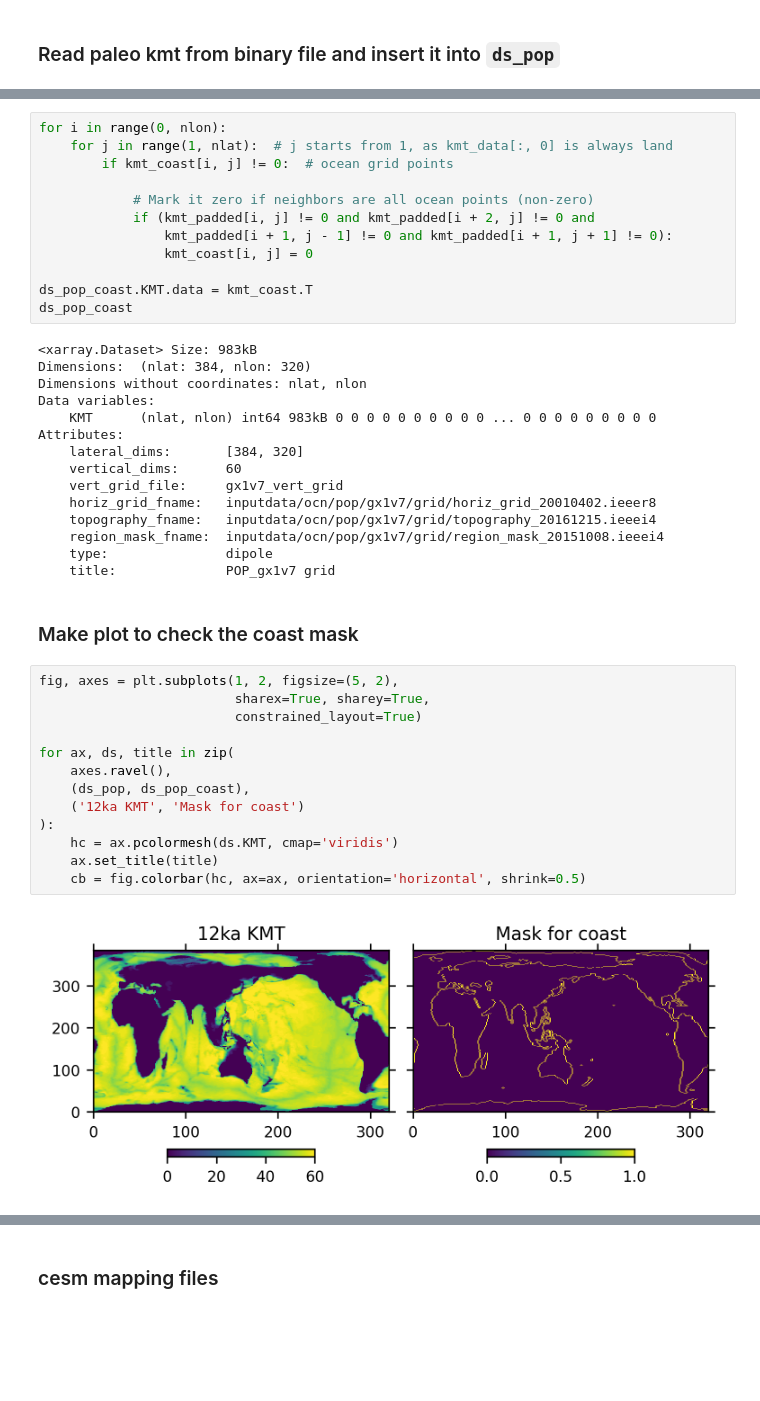
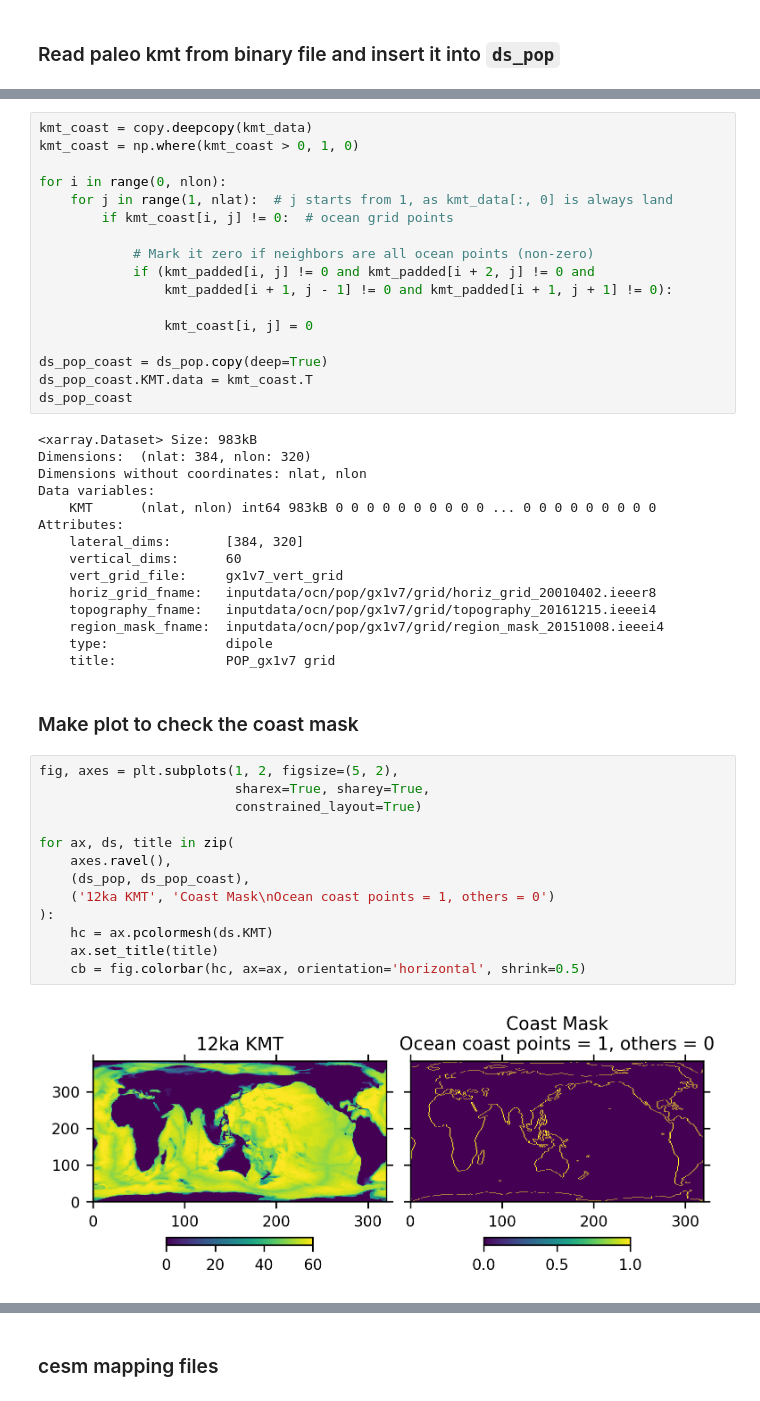
Before and after one commit to jiang-zhu/paleowg-recipes, a Jupyter notebook: cesm2_12ka/create_mapping_cesm2.ipynb, the cells around one changed output, grey strips where cells are left out. Saved outputs shown, nothing was run; the diff lists cells and outputs as text; blank space fills up the shorter version.

```diff
--- a/cesm2_12ka/create_mapping_cesm2.ipynb
+++ b/cesm2_12ka/create_mapping_cesm2.ipynb
@@ -108,5 +107,8 @@ Original ocean array: (320, 384)
 Padded ocean array: (322, 384)
 # %%
+kmt_coast = copy.deepcopy(kmt_data)
+kmt_coast = np.where(kmt_coast > 0, 1, 0)
+
 for i in range(0, nlon):
     for j in range(1, nlat):  # j starts from 1, as kmt_data[:, 0] is always land
         if kmt_coast[i, j] != 0:  # ocean grid points
@@ -114,8 +116,10 @@ for i in range(0, nlon):
             # Mark it zero if neighbors are all ocean points (non-zero)
             if (kmt_padded[i, j] != 0 and kmt_padded[i + 2, j] != 0 and
                 kmt_padded[i + 1, j - 1] != 0 and kmt_padded[i + 1, j + 1] != 0):
+
                 kmt_coast[i, j] = 0
 
+ds_pop_coast = ds_pop.copy(deep=True)
 ds_pop_coast.KMT.data = kmt_coast.T
 ds_pop_coast
 # %% [output]
@@ -138,16 +142,16 @@ Attributes:
 # %%
 fig, axes = plt.subplots(1, 2, figsize=(5, 2),
                          sharex=True, sharey=True,
                          constrained_layout=True)
 
 for ax, ds, title in zip(
     axes.ravel(),
     (ds_pop, ds_pop_coast),
-    ('12ka KMT', 'Mask for coast')
+    ('12ka KMT', 'Coast Mask\nOcean coast points = 1, others = 0')
 ):
-    hc = ax.pcolormesh(ds.KMT, cmap='viridis')
+    hc = ax.pcolormesh(ds.KMT)
     ax.set_title(title)
     cb = fig.colorbar(hc, ax=ax, orientation='horizontal', shrink=0.5)
 # %% [output]
-[figure, old version]
+[figure, new version]
 # %% [markdown]
```
Also changed, not shown: parts of 21 cells of this notebook, 1 other file.
